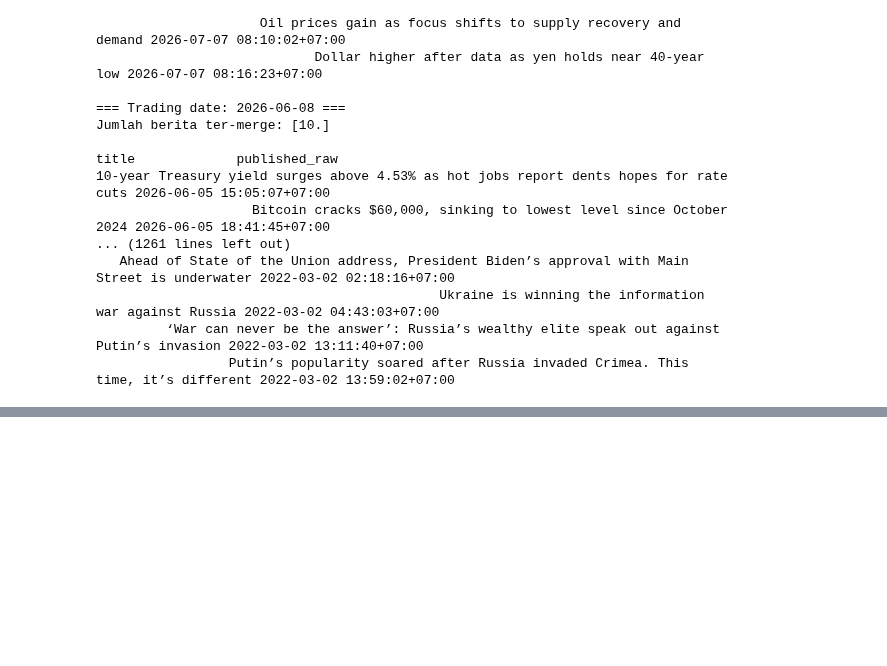
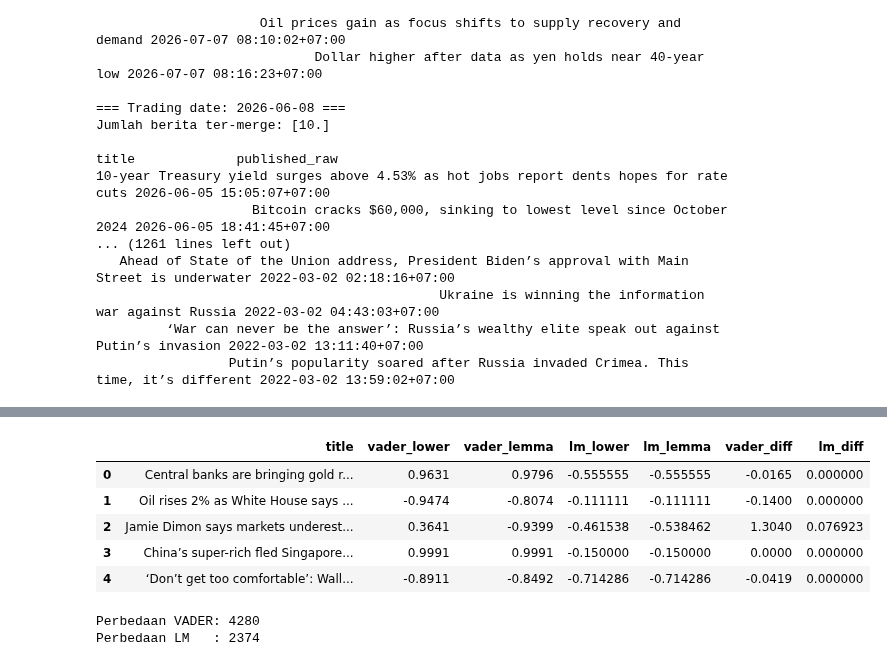
Before and after one commit to farsyaant/nlpproject-grestercinta, a Jupyter notebook: src/final.ipynb, the cells around one changed output, grey strips where cells are left out. Drawn from its saved outputs; the diff is of its cells as text; code cells hidden in the pictures; blank space fills up the shorter version.

```diff
--- a/src/final.ipynb
+++ b/src/final.ipynb
@@ -696,0 +836,6 @@ Jumlah berita ter-merge: [10.]
+# %%
+news_feat = compute_vader_sentiment(news, text_col='text_lemmatized')
+news_feat = compute_lm_sentiment(news_feat, text_col='text_lemmatized')
+
+news_base = compute_vader_sentiment(news, text_col='lower_text')
+news_base = compute_lm_sentiment(news_base, text_col='lower_text')
@@ -696,0 +900,26 @@ Jumlah berita ter-merge: [10.]
+# %%
+comparison = pd.DataFrame({
+    "title": news["title"],
+    "vader_lower": news_base["vader_compound"],
+    "vader_lemma": news_feat["vader_compound"],
+    "lm_lower": news_base["lm_polarity"],
+    "lm_lemma": news_feat["lm_polarity"],
+})
+
+comparison["vader_diff"] = comparison["vader_lower"] - comparison["vader_lemma"]
+comparison["lm_diff"] = comparison["lm_lower"] - comparison["lm_lemma"]
+
+comparison.head(5)
+# %% [output]
+|  | title | vader_lower | vader_lemma | lm_lower | lm_lemma | vader_diff | lm_diff |
+| 0 | Central banks are bringing gold r... | 0.9631 | 0.9796 | -0.555555 | -0.555555 | -0.0165 | 0.000000 |
+| 1 | Oil rises 2% as White House says ... | -0.9474 | -0.8074 | -0.111111 | -0.111111 | -0.1400 | 0.000000 |
+| 2 | Jamie Dimon says markets underest... | 0.3641 | -0.9399 | -0.461538 | -0.538462 | 1.3040 | 0.076923 |
+| 3 | China’s super-rich fled Singapore... | 0.9991 | 0.9991 | -0.150000 | -0.150000 | 0.0000 | 0.000000 |
+| 4 | ‘Don’t get too comfortable’: Wall... | -0.8911 | -0.8492 | -0.714286 | -0.714286 | -0.0419 | 0.000000 |
+# %%
+print("Perbedaan VADER:", (comparison["vader_diff"] != 0).sum())
+print("Perbedaan LM   :", (comparison["lm_diff"] != 0).sum())
+# %% [output]
+Perbedaan VADER: 4280
+Perbedaan LM   : 2374
```
Also changed, not shown: parts of 23 cells of this notebook.
